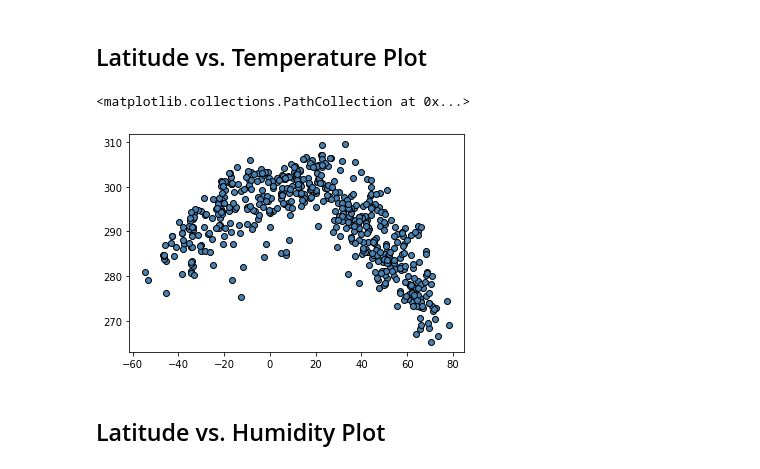
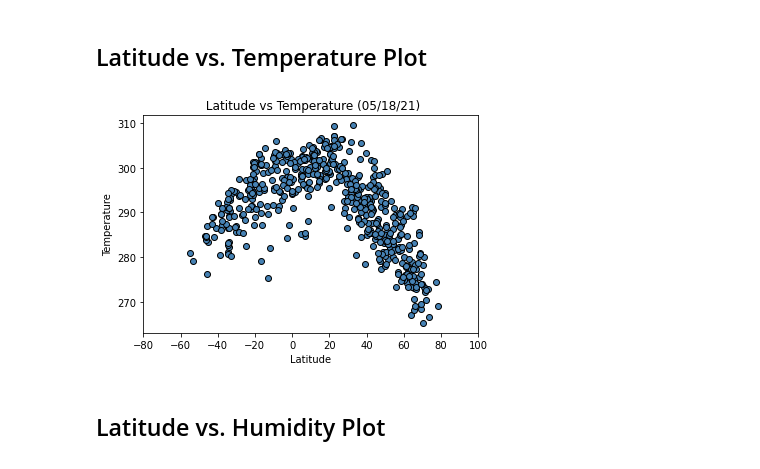
Before and after one commit to syeong0204/python-api-challenge, a Jupyter notebook: weatherpy/weatherpy.ipynb, the cells around one changed output. Cells and saved outputs as stored; diff of their text form; code cells hidden in the pictures.

Commit message:
added axis and title to graphs

```diff
--- a/weatherpy/weatherpy.ipynb
+++ b/weatherpy/weatherpy.ipynb
@@ -150,8 +150,12 @@ drop_humidity
 ## Latitude vs. Temperature Plot
 # %%
 plt.scatter(weather_df["Lat"], weather_df["Max Temp"], facecolor = "steelblue", edgecolor = "black")
+plt.title(f" Latitude vs {'Temperature'} ({time.strftime('%m/%d/%y')})")
+plt.xlabel('Latitude')
+plt.ylabel('Temperature')
+plt.xlim(-80,100)
+plt.savefig(' Lat vs Temperature')
 # %% [output]
-<matplotlib.collections.PathCollection at 0x...>
-[figure, old version]
+[figure, new version]
 # %% [markdown]
 ## Latitude vs. Humidity Plot
```
Also changed, not shown: parts of 8 cells of this notebook, 4 other files.
